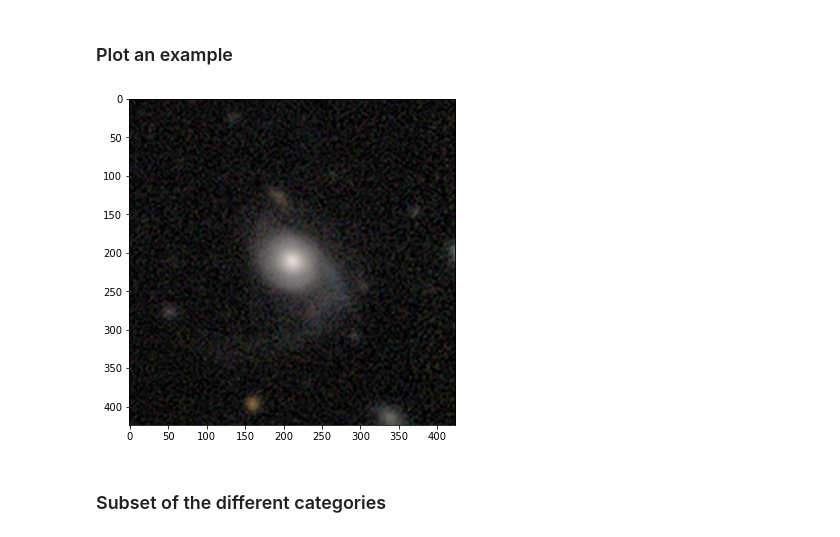
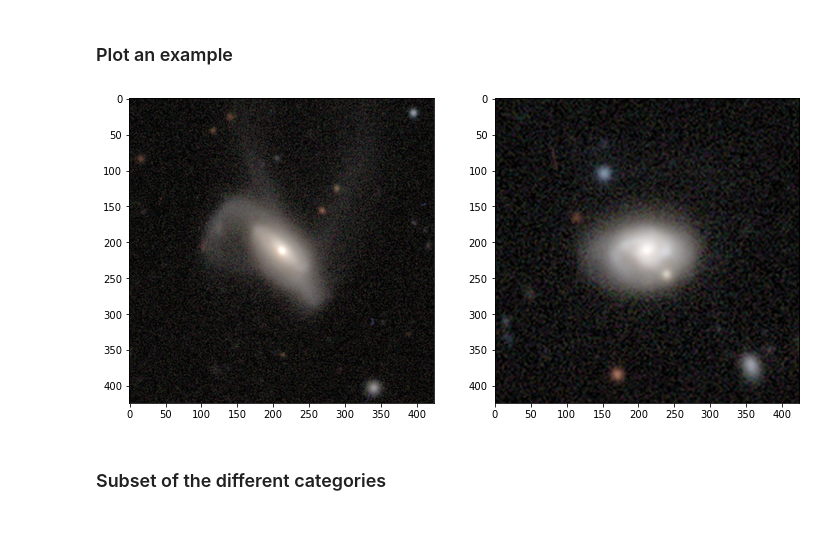
Before and after one commit to Harry45/GAZFEW, a Jupyter notebook: decals.ipynb, the cells around one changed output. Cells and saved outputs as stored; diff of their text form; code cells hidden in the pictures.

```diff
--- a/decals.ipynb
+++ b/decals.ipynb
@@ -55,13 +79,17 @@ dr5_major_disturbance.shape
 # %% [markdown]
 ### Plot an example
 # %%
-img = ui.load_image_full(st.decals + '/' + 'J115/J115112.75+032552.4.png')
+img1 = ui.load_image_full(st.decals + '/' + 'J090/J090935.20+193030.8.png')
+img2 = ui.load_image_full(st.decals + '/' + 'J135/J135942.73+010637.3.png')
 # %%
-plt.figure(figsize=(6,6))
-plt.imshow(img[1])
+plt.figure(figsize=(12,6))
+plt.subplot(121)
+plt.imshow(img1[1])
+plt.subplot(122)
+plt.imshow(img2[1])
 plt.show()
 # %% [output]
-[figure, old version]
+[figure, new version]
 # %% [markdown]
 ### Subset of the different categories
 # %%
```
Also changed, not shown: parts of 7 cells of this notebook, 12 other files.
